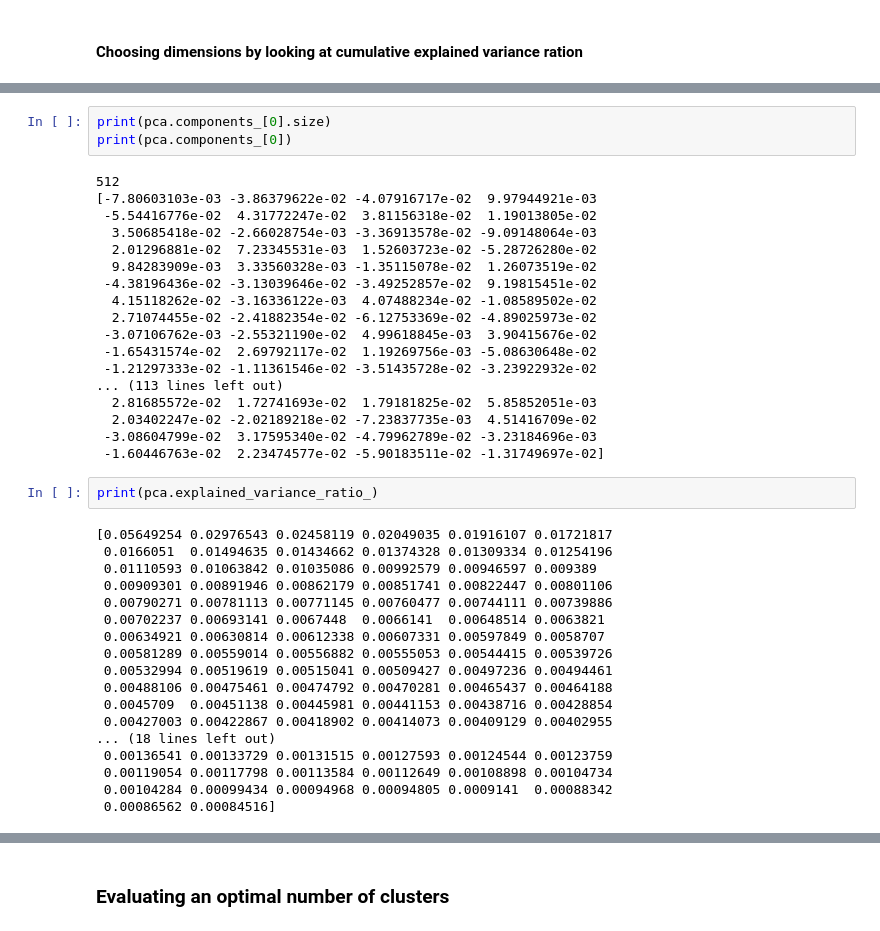
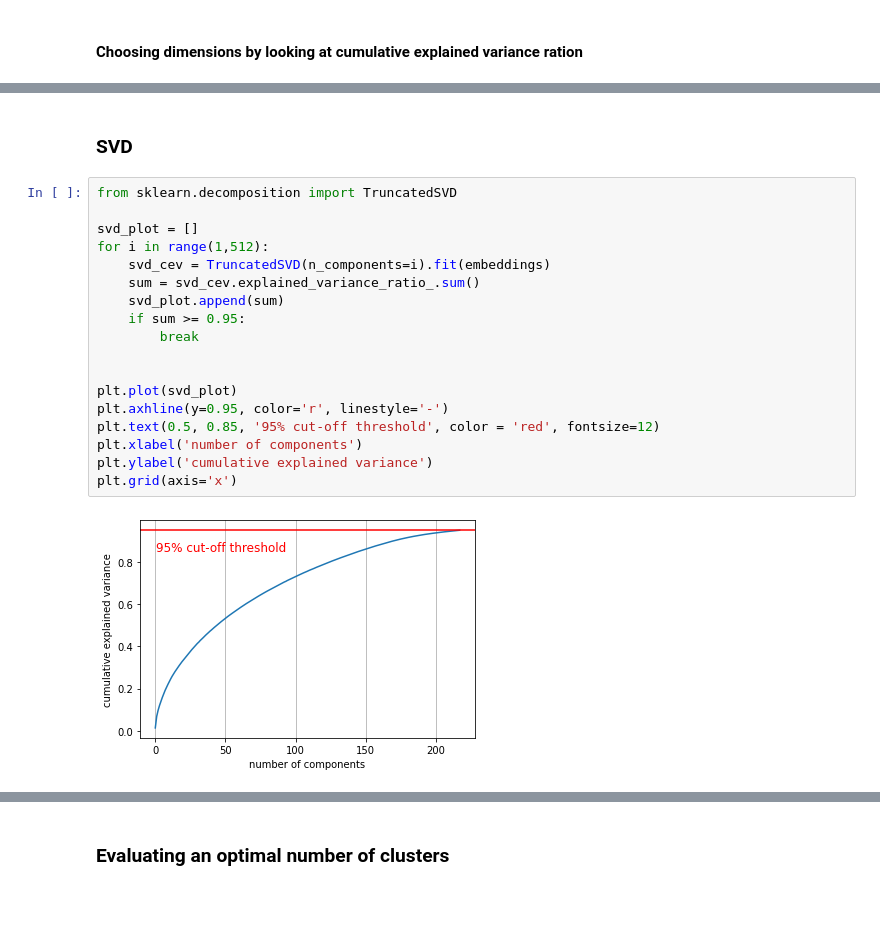
Before and after one commit to isaschm/topic-models-and-word-embeddings, a Jupyter notebook: text_embeddings.ipynb, the cells around one changed output, grey strips where cells are left out. Drawn from its saved outputs; the diff is of its cells as text; blank space fills up the shorter version.

```diff
--- a/text_embeddings.ipynb
+++ b/text_embeddings.ipynb
@@ -100,41 +85,22 @@ print(pca.get_precision())
-# %%
-print(pca.components_[0].size)
-print(pca.components_[0])
-# %% [output]
-512
-[-7.80603103e-03 -3.86379622e-02 -4.07916717e-02  9.97944921e-03
- -5.54416776e-02  4.31772247e-02  3.81156318e-02  1.19013805e-02
-  3.50685418e-02 -2.66028754e-03 -3.36913578e-02 -9.09148064e-03
-  2.01296881e-02  7.23345531e-03  1.52603723e-02 -5.28726280e-02
-  9.84283909e-03  3.33560328e-03 -1.35115078e-02  1.26073519e-02
- -4.38196436e-02 -3.13039646e-02 -3.49252857e-02  9.19815451e-02
-  4.15118262e-02 -3.16336122e-03  4.07488234e-02 -1.08589502e-02
-  2.71074455e-02 -2.41882354e-02 -6.12753369e-02 -4.89025973e-02
- -3.07106762e-03 -2.55321190e-02  4.99618845e-03  3.90415676e-02
- -1.65431574e-02  2.69792117e-02  1.19269756e-03 -5.08630648e-02
- -1.21297333e-02 -1.11361546e-02 -3.51435728e-02 -3.23922932e-02
-... (113 lines left out)
-  2.81685572e-02  1.72741693e-02  1.79181825e-02  5.85852051e-03
-  2.03402247e-02 -2.02189218e-02 -7.23837735e-03  4.51416709e-02
- -3.08604799e-02  3.17595340e-02 -4.79962789e-02 -3.23184696e-03
- -1.60446763e-02  2.23474577e-02 -5.90183511e-02 -1.31749697e-02]
-# %%
-print(pca.explained_variance_ratio_)
-# %% [output]
-[0.05649254 0.02976543 0.02458119 0.02049035 0.01916107 0.01721817
- 0.0166051  0.01494635 0.01434662 0.01374328 0.01309334 0.01254196
- 0.01110593 0.01063842 0.01035086 0.00992579 0.00946597 0.009389
- 0.00909301 0.00891946 0.00862179 0.00851741 0.00822447 0.00801106
- 0.00790271 0.00781113 0.00771145 0.00760477 0.00744111 0.00739886
- 0.00702237 0.00693141 0.0067448  0.0066141  0.00648514 0.0063821
- 0.00634921 0.00630814 0.00612338 0.00607331 0.00597849 0.0058707
- 0.00581289 0.00559014 0.00556882 0.00555053 0.00544415 0.00539726
- 0.00532994 0.00519619 0.00515041 0.00509427 0.00497236 0.00494461
- 0.00488106 0.00475461 0.00474792 0.00470281 0.00465437 0.00464188
- 0.0045709  0.00451138 0.00445981 0.00441153 0.00438716 0.00428854
- 0.00427003 0.00422867 0.00418902 0.00414073 0.00409129 0.00402955
-... (18 lines left out)
- 0.00136541 0.00133729 0.00131515 0.00127593 0.00124544 0.00123759
- 0.00119054 0.00117798 0.00113584 0.00112649 0.00108898 0.00104734
- 0.00104284 0.00099434 0.00094968 0.00094805 0.0009141  0.00088342
- 0.00086562 0.00084516]
+# %% [markdown]
+### SVD
+# %%
+from sklearn.decomposition import TruncatedSVD
+
+svd_plot = []
+for i in range(1,512):
+    svd_cev = TruncatedSVD(n_components=i).fit(embeddings)
+    sum = svd_cev.explained_variance_ratio_.sum()
+    svd_plot.append(sum)
+    if sum >= 0.95:
+        break
+
+
+plt.plot(svd_plot)
+plt.axhline(y=0.95, color='r', linestyle='-')
+plt.text(0.5, 0.85, '95% cut-off threshold', color = 'red', fontsize=12)
+plt.xlabel('number of components')
+plt.ylabel('cumulative explained variance')
+plt.grid(axis='x')
+# %% [output]
+[figure, added]
```
Also changed, not shown: parts of 18 cells of this notebook.
